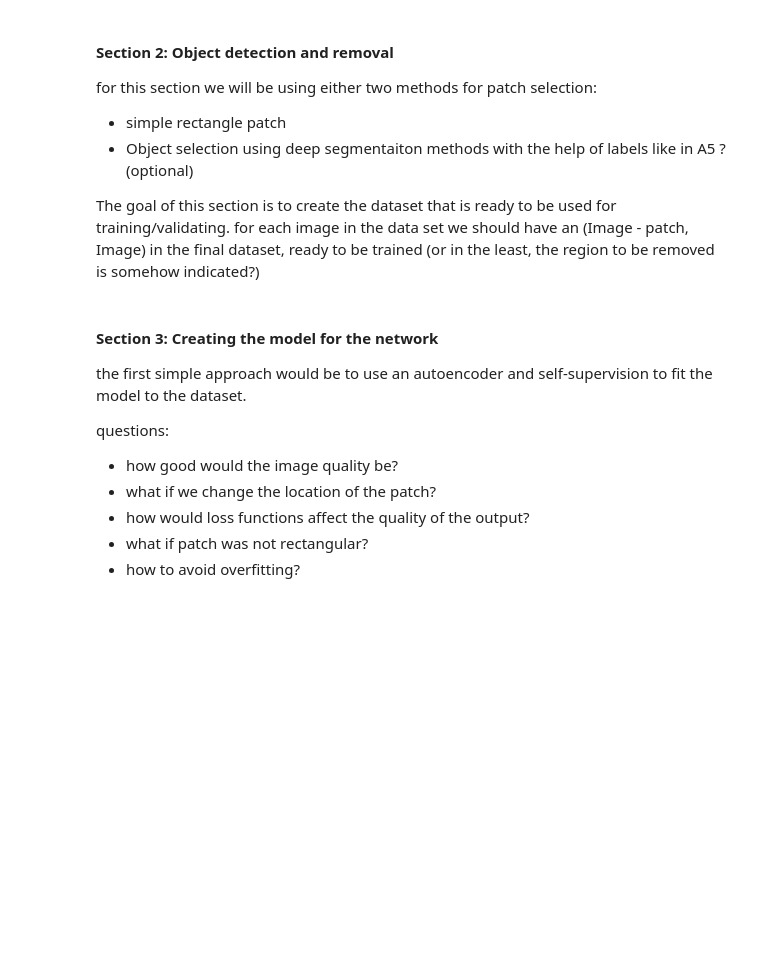
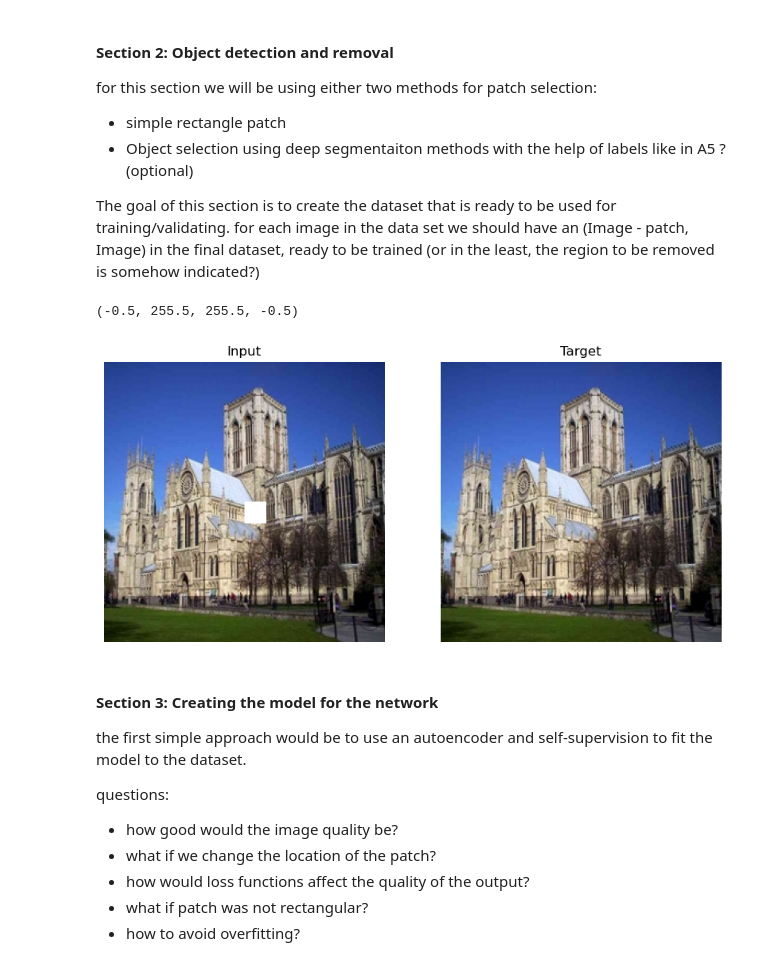
Before and after one commit to Arvin132/Inpainting-vision, a Jupyter notebook: showcase.ipynb, the cells around one changed output. Saved outputs shown, nothing was run; the diff lists cells and outputs as text; code cells hidden in the pictures; blank space fills up the shorter version.

```diff
--- a/showcase.ipynb
+++ b/showcase.ipynb
@@ -58,3 +59,33 @@ for this section we will be using either two methods for patch selection:
 - Object selection using deep segmentaiton methods with the help  of labels like in A5 ? (optional)
 
 The goal of this section is to create the dataset that is ready to be used for training/validating. for each image in the data set we should have an (Image - patch, Image) in the final dataset, ready to be trained (or in the least, the region to be removed is somehow indicated?)
+# %%
+# Transformation to get rid of a patch at specified location in Image
+
+class RemovePatch(object):
+
+    def __init__(self, patch_location: tuple[int, int], patch_size: tuple[int, int]):
+        self.patch_location = patch_location
+        self.patch_size = patch_size
+
+    def __call__(self, given):
+        img, _ = given
+        x, y = self.patch_location
+        size_x, size_y = self.patch_size
+        removed = img.copy()
+        removed[x: x + size_x, y: y + size_y, :] = 255
+        return (removed, img)
+
+fig, axes = plt.subplots(1, 2, figsize=(10, 5))  # 1 row, 2 columns
+results, target = RemovePatch((128, 128), (20, 20))((img1, None))
+
+axes[0].imshow(results)
+axes[0].set_title("Input")
+axes[0].axis('off')
+
+axes[1].imshow(target)
+axes[1].set_title("Target")
+axes[1].axis('off')
+# %% [output]
+(-0.5, 255.5, 255.5, -0.5)
+[figure, added]
```
Also changed, not shown: parts of 4 cells of this notebook, 1 other file.
